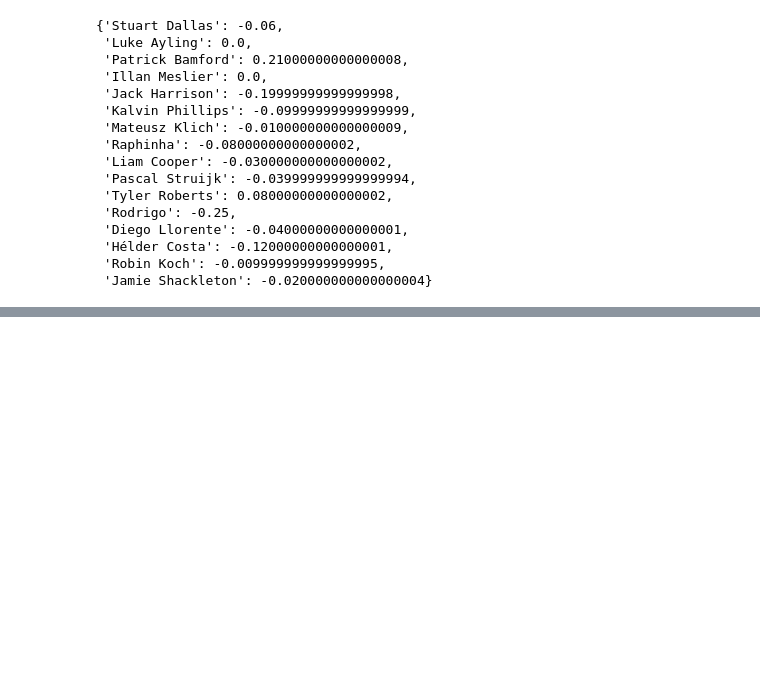
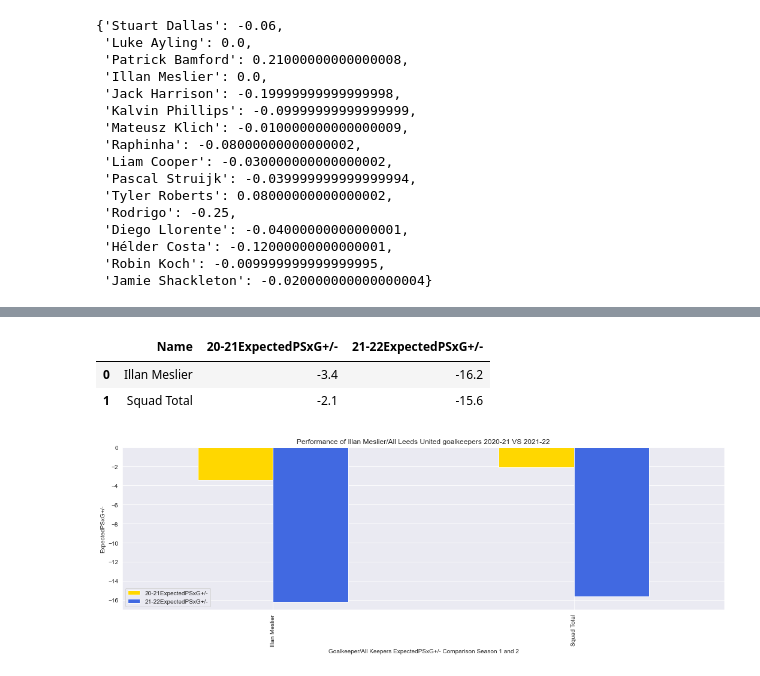
Before and after one commit to kiansweeney11/xg-data-analysis, a Jupyter notebook: leeds-comparison.ipynb, the cells around one changed output, grey strips where cells are left out. Saved outputs shown, nothing was run; the diff lists cells and outputs as text; code cells hidden in the pictures; blank space fills up the shorter version.

Commit message:
more-graphs

```diff
--- a/leeds-comparison.ipynb
+++ b/leeds-comparison.ipynb
@@ -285,0 +307,35 @@ While an unglamorous position, having a good goalkeeper, particularly if a team
+# %%
+keepers1 = list(gkseason1['Player'])
+keepers2 = list(gkseason2['Player'])
+keeperdict1 = {}
+keeperdict2 = {}
+for i in range(len(keepers1)):
+    if keepers1[i] in keepers2:
+        keeperdict1[keepers1[i]] = gkseason1.loc[gkseason1['Player'] == keepers1[i], "ExpectedPSxG+/-"].item()
+        keeperdict2[keepers2[i]] = gkseason2.loc[gkseason2['Player'] == keepers1[i], "ExpectedPSxG+/-"].item()
+    else:
+        continue
+# %%
+firstseasongk = pd.DataFrame.from_dict(keeperdict1, orient = 'index')
+firstseasongk = firstseasongk.reset_index()
+firstseasongk.rename(columns = {'index': 'Name', 0: '20-21ExpectedPSxG+/-'}, inplace = True)
+# %%
+secondseasongk = pd.DataFrame.from_dict(keeperdict2, orient = 'index')
+secondseasongk = secondseasongk.reset_index()
+secondseasongk.rename(columns = {'index': 'Name', 0: '21-22ExpectedPSxG+/-'}, inplace = True)
+# %%
+keepersmerged = pd.merge(firstseasongk, secondseasongk, on = ["Name"])
+keepersmerged
+# %% [output]
+|  | Name | 20-21ExpectedPSxG+/- | 21-22ExpectedPSxG+/- |
+| 0 | Illan Meslier | -3.4 | -16.2 |
+| 1 | Squad Total | -2.1 | -15.6 |
+# %%
+plt.rcParams["figure.figsize"] = (18,5)
+data_chart = keepersmerged.set_index('Name').plot.bar(color = (keepersmerged['Name']).map({'Illan Meslier': 'gold', 'Squad Total': 'royalblue'}))
+data_chart.set_xlabel('Goalkeeper/All Keepers ExpectedPSxG+/- Comparison Season 1 and 2')
+data_chart.set_ylabel('ExpectedPSxG+/-')
+data_chart.set_title('Performance of Illan Meslier/All Leeds United goalkeepers 2020-21 VS 2021-22')
+plt.show()
+# %% [output]
+[figure, added]
```
Also changed, not shown: parts of 22 cells of this notebook.
